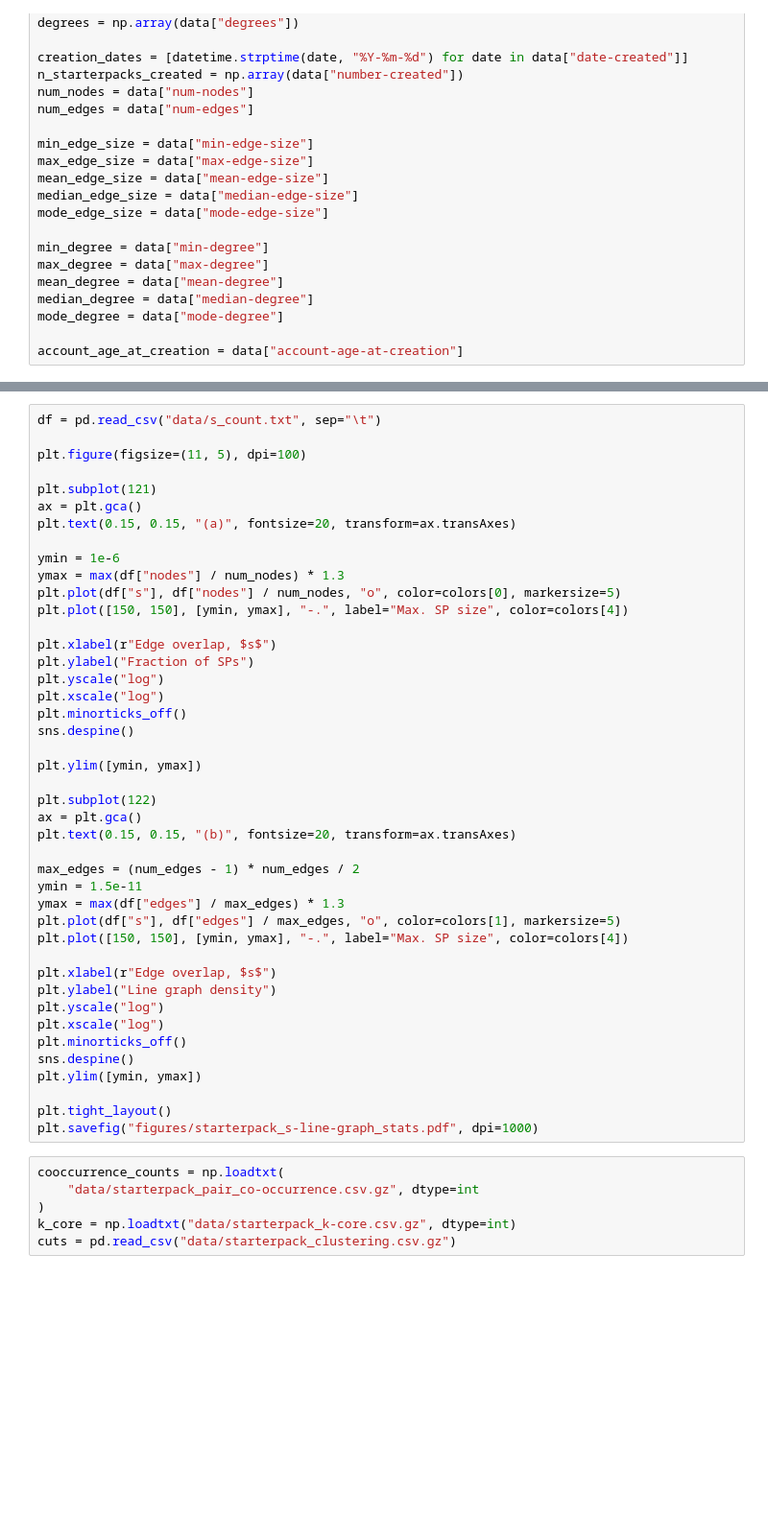
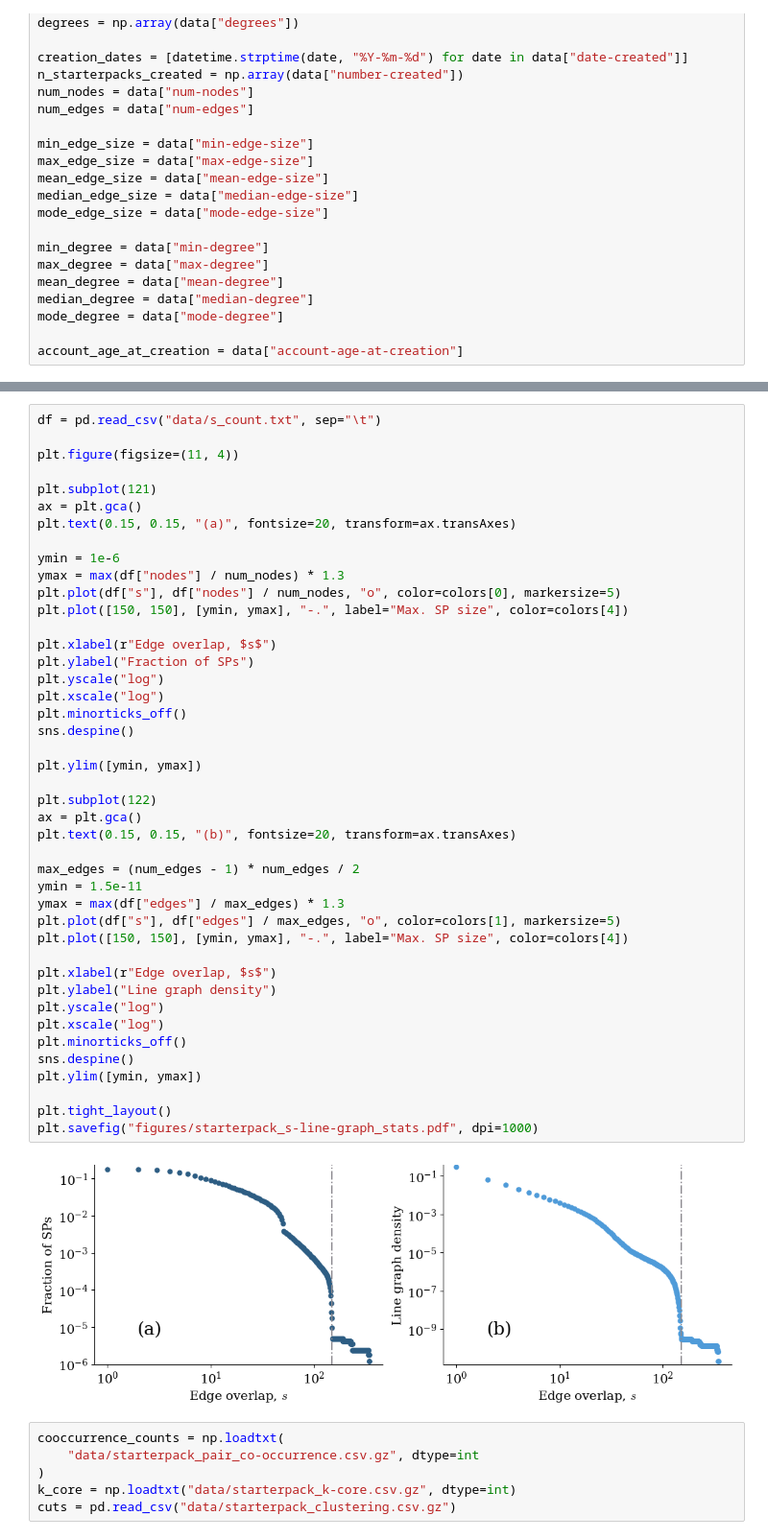
Before and after one commit to nwlandry/a-blue-start, a Jupyter notebook: plot_starterpack_stats.ipynb, the cells around one changed output, grey strips where cells are left out. Shown at 96% size. Cells and saved outputs as stored; diff of their text form; blank space fills up the shorter version.

```diff
--- a/plot_starterpack_stats.ipynb
+++ b/plot_starterpack_stats.ipynb
@@ -170,7 +227,7 @@ plt.show()
 # %%
 df = pd.read_csv("data/s_count.txt", sep="\t")
 
-plt.figure(figsize=(11, 5), dpi=100)
+plt.figure(figsize=(11, 4))
 
 plt.subplot(121)
 ax = plt.gca()
@@ -183,33 +240,35 @@ plt.plot([150, 150], [ymin, ymax], "-.", label="Max. SP size", color=colors[4])
 
 plt.xlabel(r"Edge overlap, $s$")
 plt.ylabel("Fraction of SPs")
 plt.yscale("log")
 plt.xscale("log")
 plt.minorticks_off()
 sns.despine()
 
 plt.ylim([ymin, ymax])
 
 plt.subplot(122)
 ax = plt.gca()
 plt.text(0.15, 0.15, "(b)", fontsize=20, transform=ax.transAxes)
 
 max_edges = (num_edges - 1) * num_edges / 2
 ymin = 1.5e-11
 ymax = max(df["edges"] / max_edges) * 1.3
 plt.plot(df["s"], df["edges"] / max_edges, "o", color=colors[1], markersize=5)
 plt.plot([150, 150], [ymin, ymax], "-.", label="Max. SP size", color=colors[4])
 
 plt.xlabel(r"Edge overlap, $s$")
 plt.ylabel("Line graph density")
 plt.yscale("log")
 plt.xscale("log")
 plt.minorticks_off()
 sns.despine()
 plt.ylim([ymin, ymax])
 
 plt.tight_layout()
 plt.savefig("figures/starterpack_s-line-graph_stats.pdf", dpi=1000)
+# %% [output]
+[figure, added]
 # %%
 cooccurrence_counts = np.loadtxt(
     "data/starterpack_pair_co-occurrence.csv.gz", dtype=int
```
Also changed, not shown: parts of 10 cells of this notebook, 6 other files.
